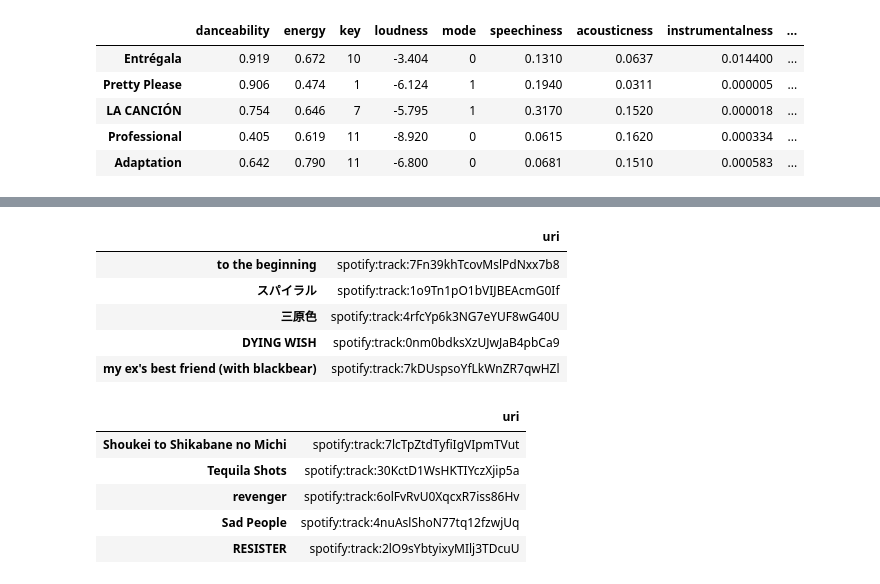
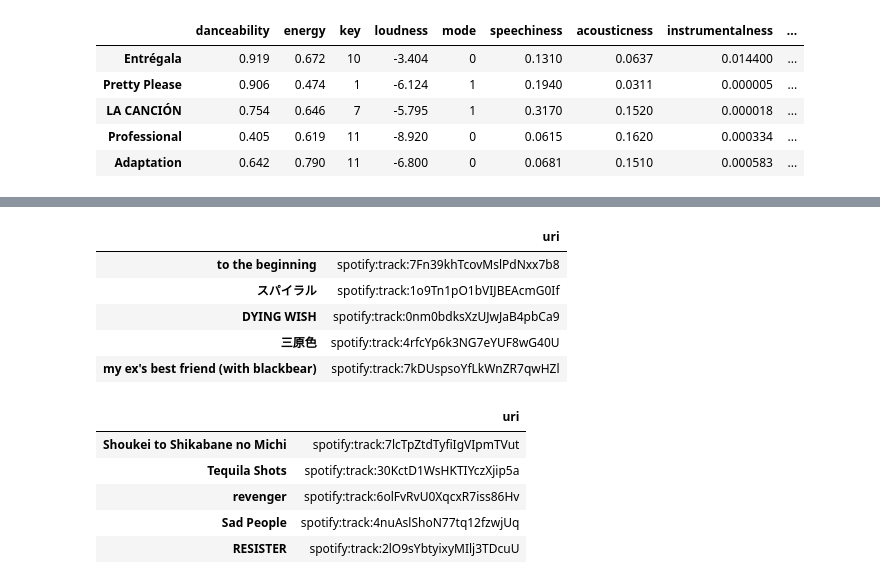
Before and after one commit to vmmadathil/spotify-acrostic, a Jupyter notebook: notebooks/01-VM-Exploring.ipynb, the cells around one changed output, grey strips where cells are left out. Cells and saved outputs as stored; diff of their text form; code cells hidden in the pictures.

```diff
--- a/notebooks/01-VM-Exploring.ipynb
+++ b/notebooks/01-VM-Exploring.ipynb
@@ -65,19 +68,21 @@ Buried Alive
 Bounce
 Under Pressure
 # %%
-#creating a database of all songs and features
+#creating a DF of all songs and features
 import pandas as pd
-
-#songs = tracks["items"]
 
 track_ids = []
 track_names = []
+track_added_time = []
+track_main_artists = []
 
 for i in range(0, len(tracks)):
     #Removes the local tracks in your playlist if there is any
     if tracks[i]['track']['id'] != None:
         track_ids.append(tracks[i]['track']['id'])
         track_names.append(tracks[i]['track']['name'])
+        track_added_time.append(tracks[i]['added_at'])
+        track_main_artists.append(tracks[i]['track']['artists'][0]['id'])
 
 features = []
 for i in range(0,len(track_ids)):
@@ -124,22 +152,24 @@ for song in range(50):
 # %%
+#creating DF of top 100 short term songs
+
 short_id = []
 short_names = []
 
-results_short = sp.current_user_top_tracks(limit = 50, offset=0, time_range='short_term')['items']
+results_short = sp.current_user_top_tracks(limit = 100, offset=0, time_range='short_term')['items']
 
 for i in range(0, len(results_short)):
     #Removes the local tracks in your playlist if there is any
     short_id.append(results_short[i]['uri'])
     short_names.append(results_short[i]['name'])
 
 short_df = pd.DataFrame(short_id, index = short_names, columns = ['uri'])
 
 short_df.head()
 # %% [output]
 |  | uri |
 | to the beginning | spotify:track:7Fn39khTcovMslPdNxx7b8 |
 | スパイラル | spotify:track:1o9Tn1pO1bVIJBEAcmG0If |
+| DYING WISH | spotify:track:0nm0bdksXzUJwJaB4pbCa9 |
 | 三原色 | spotify:track:4rfcYp6k3NG7eYUF8wG40U |
-| DYING WISH | spotify:track:0nm0bdksXzUJwJaB4pbCa9 |
 | my ex's best friend (with blackbear) | spotify:track:7kDUspsoYfLkWnZR7qwHZl |
 # %%
```
Also changed, not shown: parts of 28 cells of this notebook, 2 other files.
